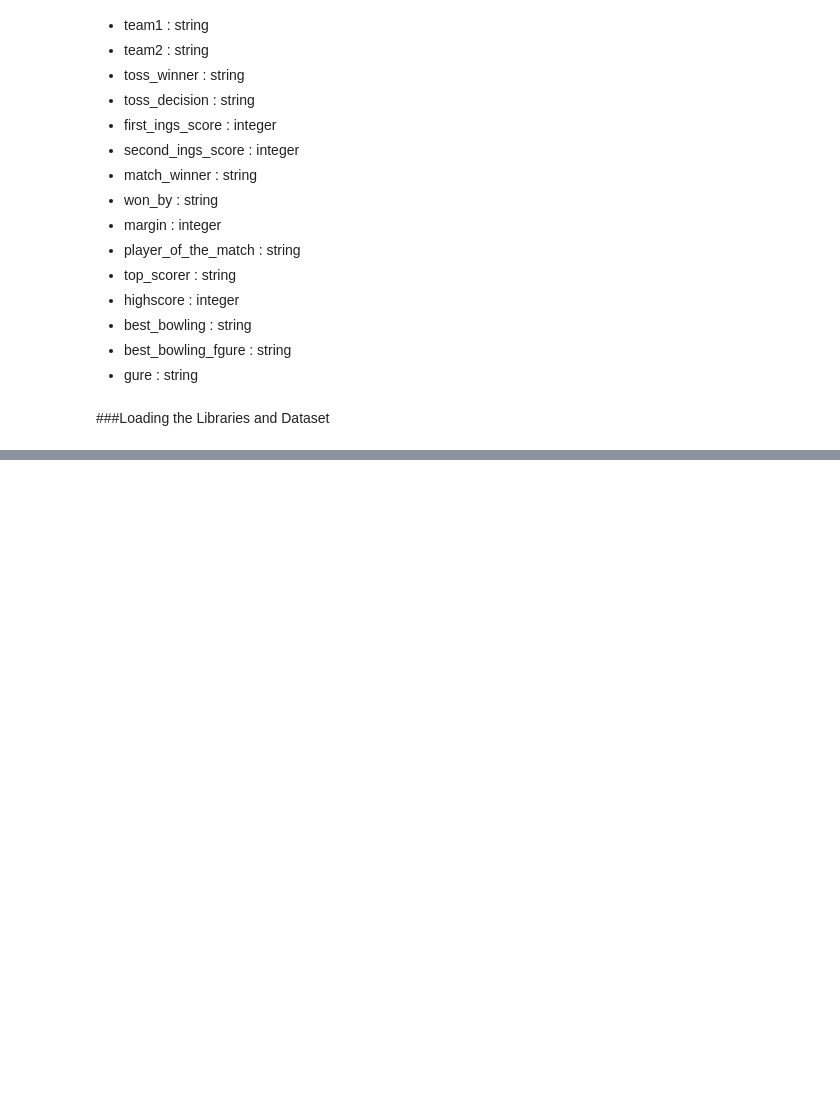
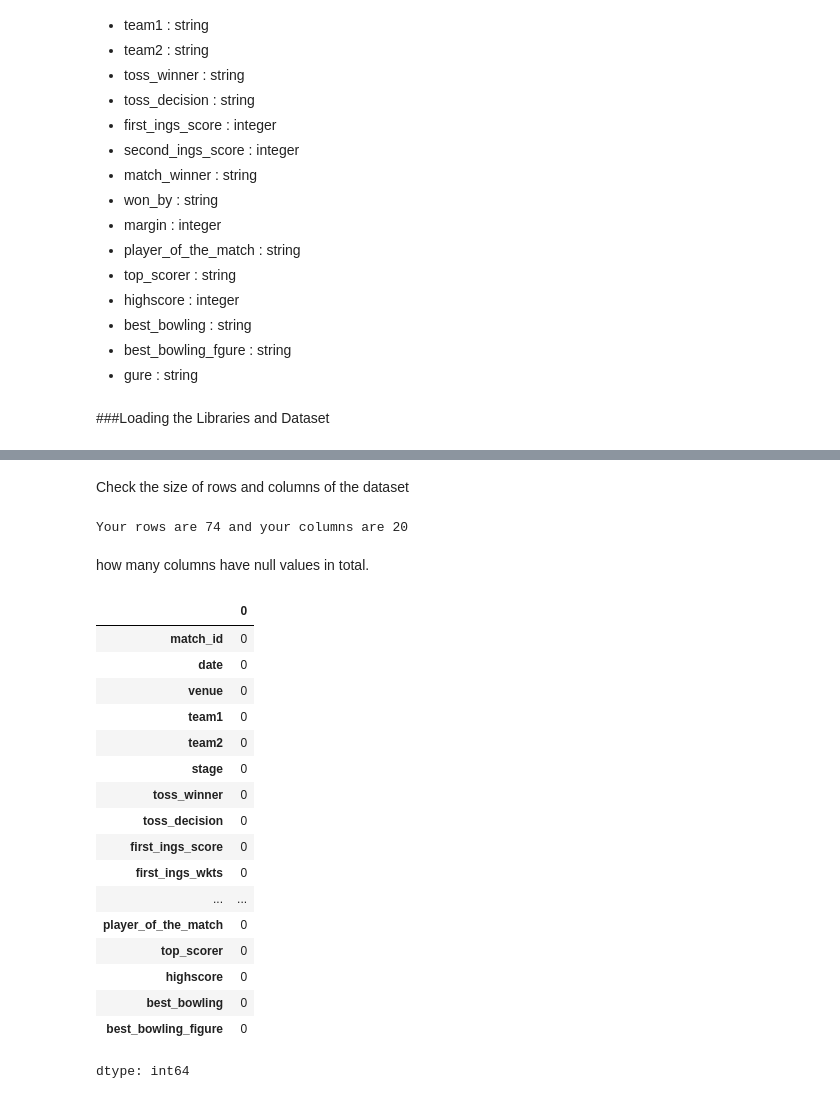
Before and after one commit to Soumyadip778/Data_Visualization-, a Jupyter notebook: IPL_Capstone_Project/IPL_project.ipynb, the cells around one changed output, grey strips where cells are left out. Drawn from its saved outputs; the diff is of its cells as text; code cells hidden in the pictures; blank space fills up the shorter version.

```diff
--- a/IPL_Capstone_Project/IPL_project.ipynb
+++ b/IPL_Capstone_Project/IPL_project.ipynb
@@ -47,0 +73,29 @@ df.head()
+# %% [markdown]
+Check the size of rows and columns of the dataset
+# %%
+print(f"Your rows are {df.shape[0]} and your columns are {df.shape[1]}")
+# %% [output]
+Your rows are 74 and your columns are 20
+# %% [markdown]
+how many columns have null values in total.
+# %%
+df.isnull().sum()
+# %% [output]
+|  | 0 |
+| match_id | 0 |
+| date | 0 |
+| venue | 0 |
+| team1 | 0 |
+| team2 | 0 |
+| stage | 0 |
+| toss_winner | 0 |
+| toss_decision | 0 |
+| first_ings_score | 0 |
+| first_ings_wkts | 0 |
+| ... | ... |
+| player_of_the_match | 0 |
+| top_scorer | 0 |
+| highscore | 0 |
+| best_bowling | 0 |
+| best_bowling_figure | 0 |
+dtype: int64
```
Also changed, not shown: parts of 23 cells of this notebook.
